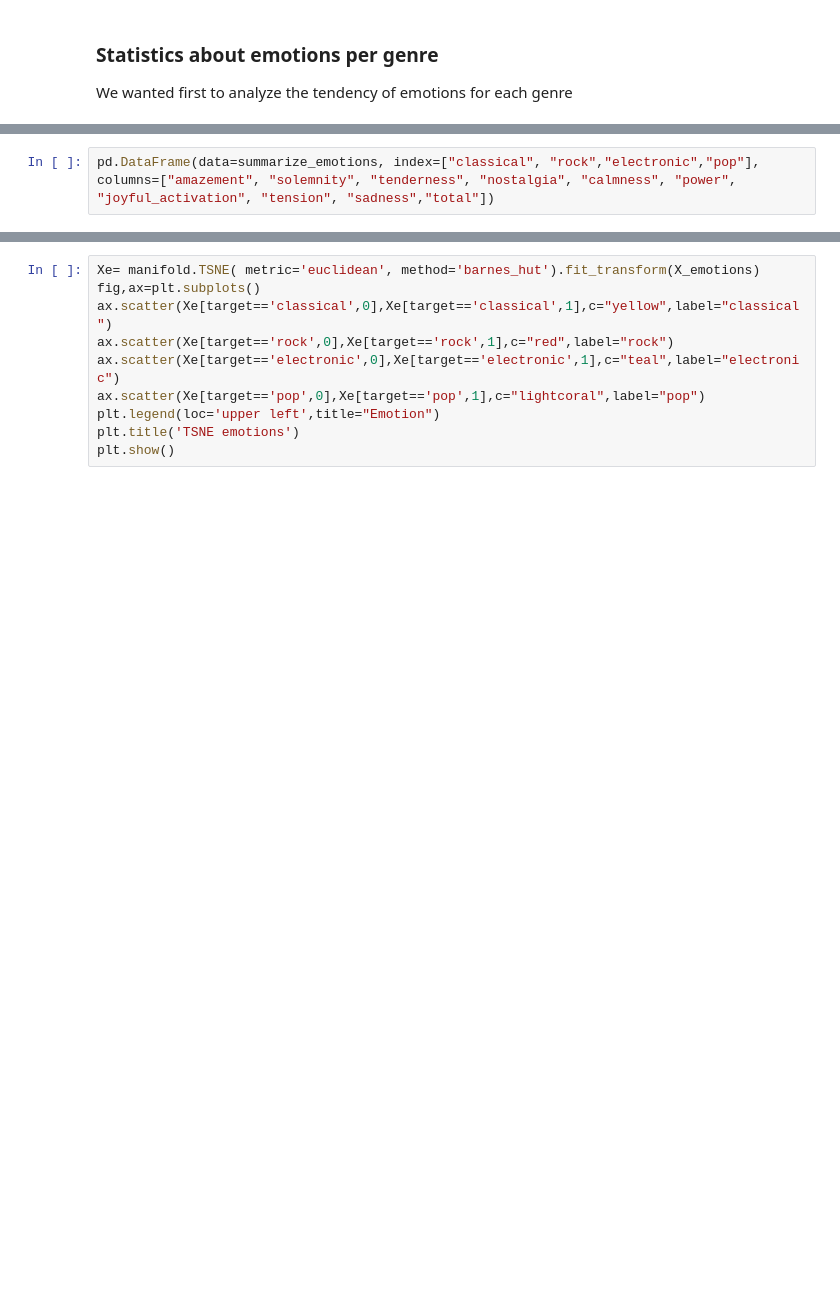
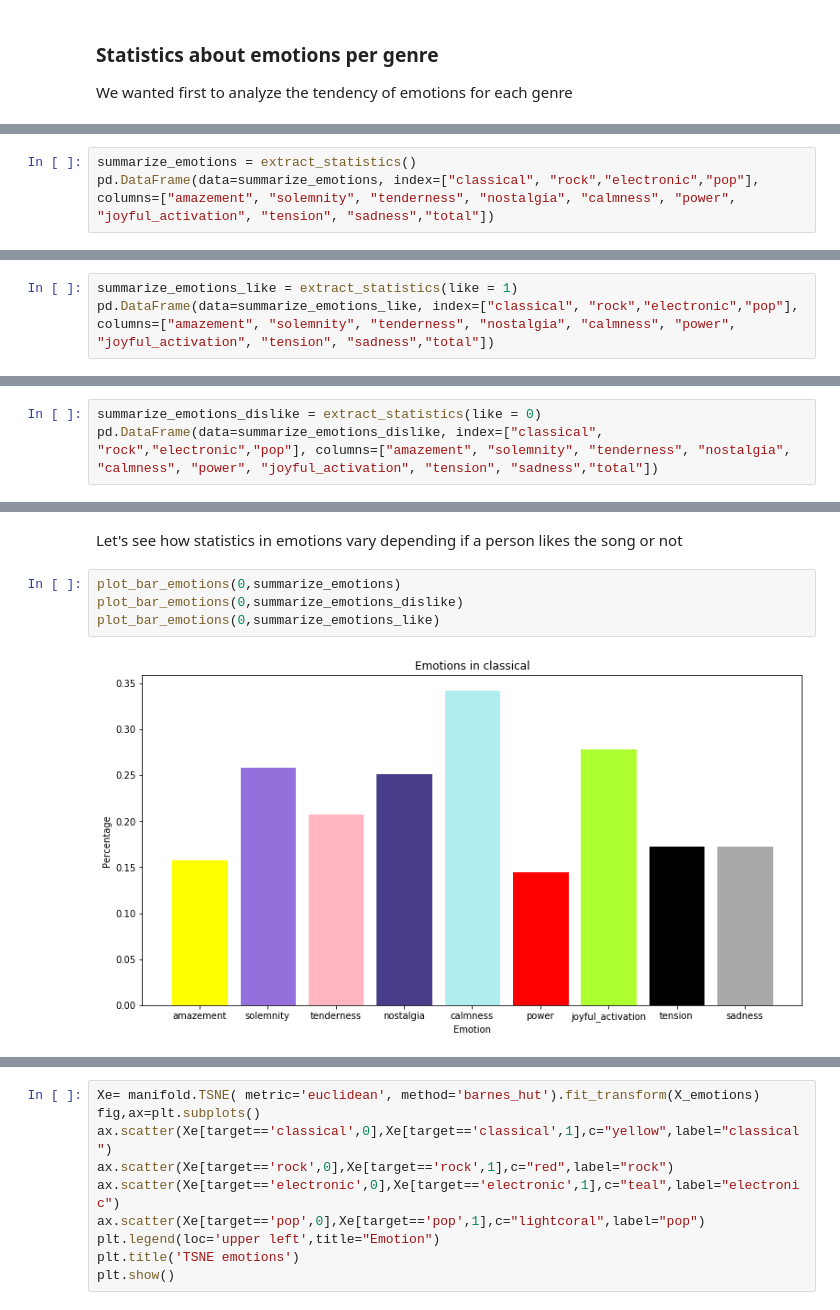
Before and after one commit to iurregog/MusicExploration, a Jupyter notebook: Emotify_exploration.ipynb, the cells around one changed output, grey strips where cells are left out. Saved outputs shown, nothing was run; the diff lists cells and outputs as text; blank space fills up the shorter version.

```diff
--- a/Emotify_exploration.ipynb
+++ b/Emotify_exploration.ipynb
@@ -85,4 +225,5 @@ for emotion in range(X_emotions.shape[1]):
 # %%
+summarize_emotions = extract_statistics()
 pd.DataFrame(data=summarize_emotions, index=["classical", "rock","electronic","pop"], columns=["amazement", "solemnity", "tenderness", "nostalgia", "calmness", "power", "joyful_activation", "tension", "sadness","total"])
 # %% [output]
 |  | amazement | solemnity | tenderness | nostalgia | calmness | power | joyful_activation | tension | sadness | ... |
@@ -117,0 +236,3 @@ plot_bar_emotions(3)
+# %%
+summarize_emotions_like = extract_statistics(like = 1)
+pd.DataFrame(data=summarize_emotions_like, index=["classical", "rock","electronic","pop"], columns=["amazement", "solemnity", "tenderness", "nostalgia", "calmness", "power", "joyful_activation", "tension", "sadness","total"])
@@ -117,0 +245,3 @@ plot_bar_emotions(3)
+# %%
+summarize_emotions_dislike = extract_statistics(like = 0)
+pd.DataFrame(data=summarize_emotions_dislike, index=["classical", "rock","electronic","pop"], columns=["amazement", "solemnity", "tenderness", "nostalgia", "calmness", "power", "joyful_activation", "tension", "sadness","total"])
@@ -117,0 +254,8 @@ plot_bar_emotions(3)
+# %% [markdown]
+Let's see how statistics in emotions vary depending if a person likes the song or not
+# %%
+plot_bar_emotions(0,summarize_emotions)
+plot_bar_emotions(0,summarize_emotions_dislike)
+plot_bar_emotions(0,summarize_emotions_like)
+# %% [output]
+[figure, added]
```
Also changed, not shown: parts of 10 cells of this notebook.
